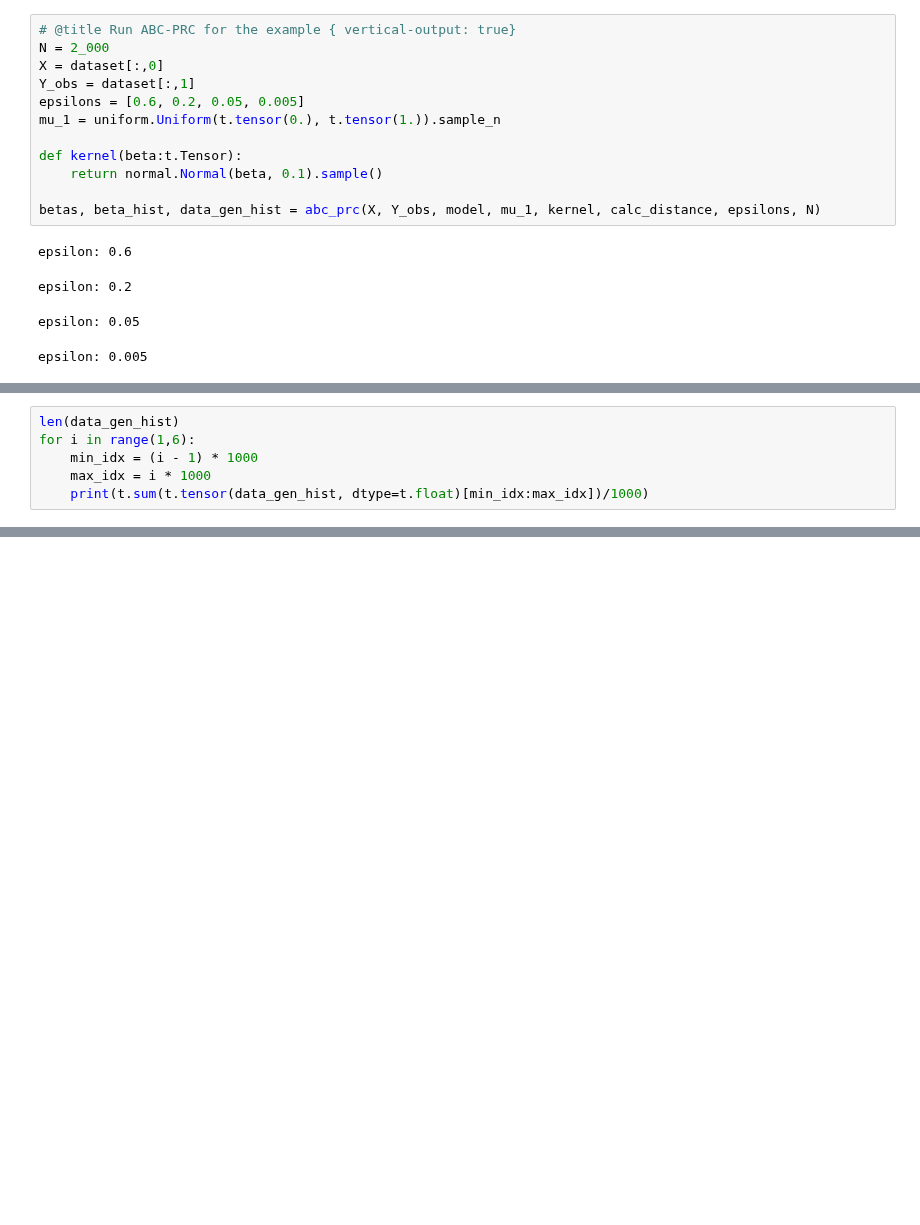
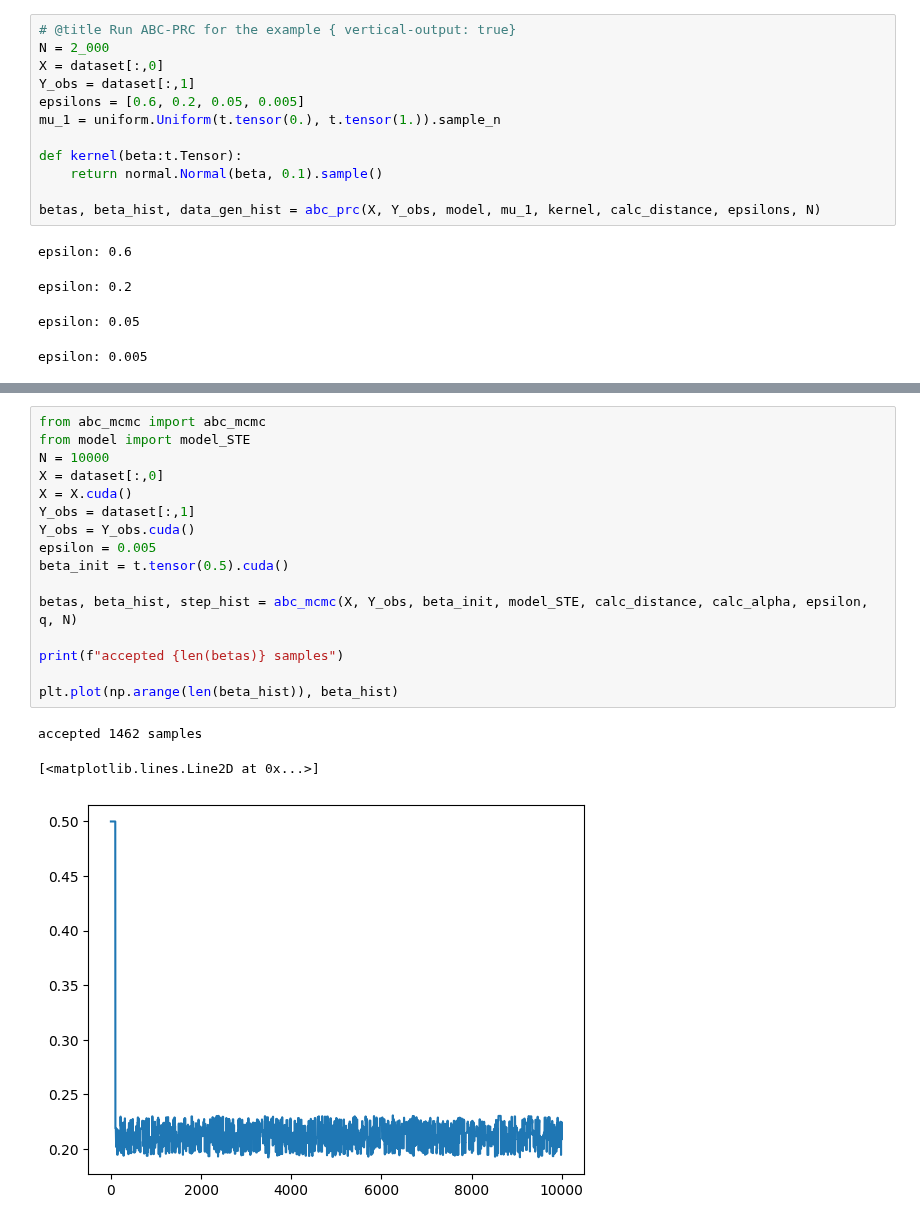
Before and after one commit to JanSchering/Thesis, a Jupyter notebook: si_model/SI_Experiment5.ipynb, the cells around one changed output, grey strips where cells are left out. Cells and saved outputs as stored; diff of their text form; blank space fills up the shorter version.

```diff
--- a/si_model/SI_Experiment5.ipynb
+++ b/si_model/SI_Experiment5.ipynb
@@ -208,6 +132,0 @@ plt.show()
-# %%
-len(data_gen_hist)
-for i in range(1,6):
-    min_idx = (i - 1) * 1000
-    max_idx = i * 1000
-    print(t.sum(t.tensor(data_gen_hist, dtype=t.float)[min_idx:max_idx])/1000)
@@ -872,0 +236,20 @@ plt.show()
+# %%
+from abc_mcmc import abc_mcmc
+from model import model_STE
+N = 10000
+X = dataset[:,0]
+X = X.cuda()
+Y_obs = dataset[:,1]
+Y_obs = Y_obs.cuda()
+epsilon = 0.005
+beta_init = t.tensor(0.5).cuda()
+
+betas, beta_hist, step_hist = abc_mcmc(X, Y_obs, beta_init, model_STE, calc_distance, calc_alpha, epsilon, q, N)
+
+print(f"accepted {len(betas)} samples")
+
+plt.plot(np.arange(len(beta_hist)), beta_hist)
+# %% [output]
+accepted 1462 samples
+[<matplotlib.lines.Line2D at 0x...>]
+[figure, added]
```
Also changed, not shown: parts of 63 cells of this notebook, 3 other files.
